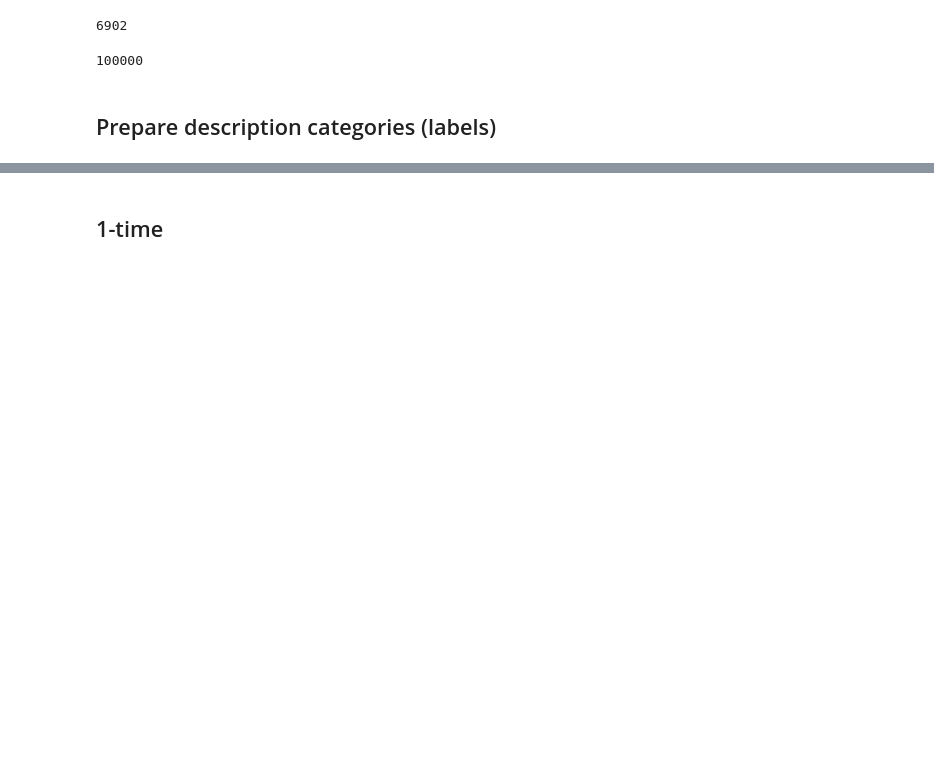
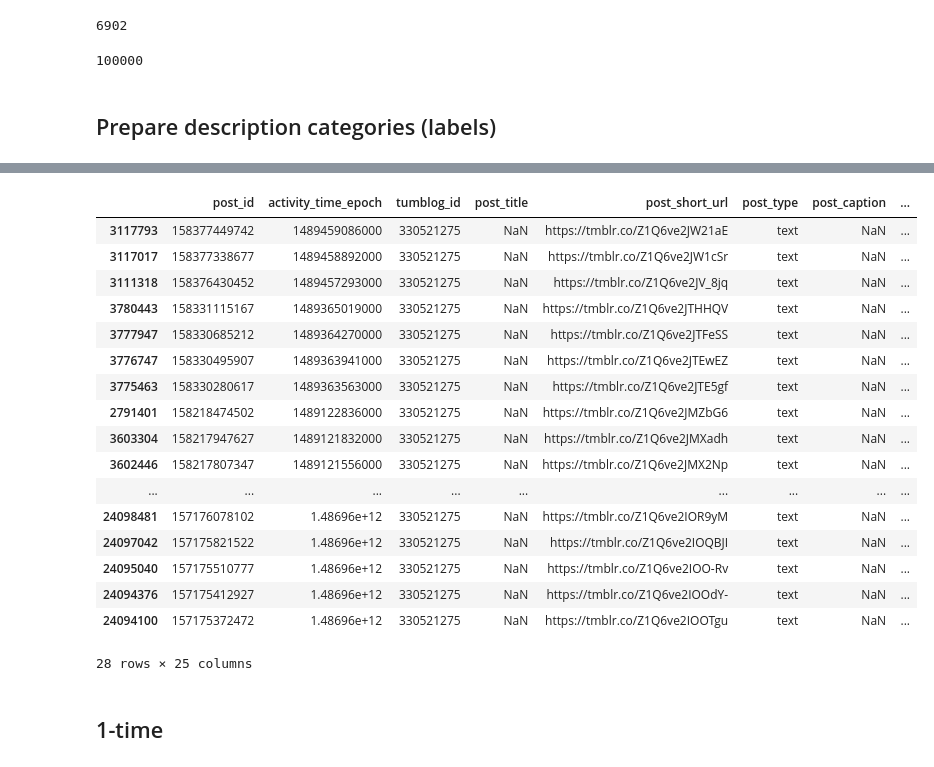
Before and after one commit to michaelmilleryoder/tumblr-scripts, a Jupyter notebook: jupyter/blog_descriptions_experiments.ipynb, the cells around one changed output, grey strips where cells are left out. Cells and saved outputs as stored; diff of their text form; code cells hidden in the pictures; blank space fills up the shorter version.

```diff
--- a/jupyter/blog_descriptions_experiments.ipynb
+++ b/jupyter/blog_descriptions_experiments.ipynb
@@ -181,3 +449,25 @@ model.save('/usr0/home/mamille2/tumblr/data/100posts_cnn.h5')
+# %%
+selected_rows = posts[posts['body_toks'].map(lambda x: wd in x)]
+selected_rows
+# %% [output]
+|  | post_id | activity_time_epoch | tumblog_id | post_title | post_short_url | post_type | post_caption | ... |
+| 3117793 | 158377449742 | 1489459086000 | 330521275 | NaN | https://tmblr.co/Z1Q6ve2JW21aE | text | NaN | ... |
+| 3117017 | 158377338677 | 1489458892000 | 330521275 | NaN | https://tmblr.co/Z1Q6ve2JW1cSr | text | NaN | ... |
+| 3111318 | 158376430452 | 1489457293000 | 330521275 | NaN | https://tmblr.co/Z1Q6ve2JV_8jq | text | NaN | ... |
+| 3780443 | 158331115167 | 1489365019000 | 330521275 | NaN | https://tmblr.co/Z1Q6ve2JTHHQV | text | NaN | ... |
+| 3777947 | 158330685212 | 1489364270000 | 330521275 | NaN | https://tmblr.co/Z1Q6ve2JTFeSS | text | NaN | ... |
+| 3776747 | 158330495907 | 1489363941000 | 330521275 | NaN | https://tmblr.co/Z1Q6ve2JTEwEZ | text | NaN | ... |
+| 3775463 | 158330280617 | 1489363563000 | 330521275 | NaN | https://tmblr.co/Z1Q6ve2JTE5gf | text | NaN | ... |
+| 2791401 | 158218474502 | 1489122836000 | 330521275 | NaN | https://tmblr.co/Z1Q6ve2JMZbG6 | text | NaN | ... |
+| 3603304 | 158217947627 | 1489121832000 | 330521275 | NaN | https://tmblr.co/Z1Q6ve2JMXadh | text | NaN | ... |
+| 3602446 | 158217807347 | 1489121556000 | 330521275 | NaN | https://tmblr.co/Z1Q6ve2JMX2Np | text | NaN | ... |
+| ... | ... | ... | ... | ... | ... | ... | ... | ... |
+| 24098481 | 157176078102 | 1.48696e+12 | 330521275 | NaN | https://tmblr.co/Z1Q6ve2IOR9yM | text | NaN | ... |
+| 24097042 | 157175821522 | 1.48696e+12 | 330521275 | NaN | https://tmblr.co/Z1Q6ve2IOQBJI | text | NaN | ... |
+| 24095040 | 157175510777 | 1.48696e+12 | 330521275 | NaN | https://tmblr.co/Z1Q6ve2IOO-Rv | text | NaN | ... |
+| 24094376 | 157175412927 | 1.48696e+12 | 330521275 | NaN | https://tmblr.co/Z1Q6ve2IOOdY- | text | NaN | ... |
+| 24094100 | 157175372472 | 1.48696e+12 | 330521275 | NaN | https://tmblr.co/Z1Q6ve2IOOTgu | text | NaN | ... |
+28 rows × 25 columns
 # %% [markdown]
 ## 1-time
 # %%
```
Also changed, not shown: parts of 49 cells of this notebook.
